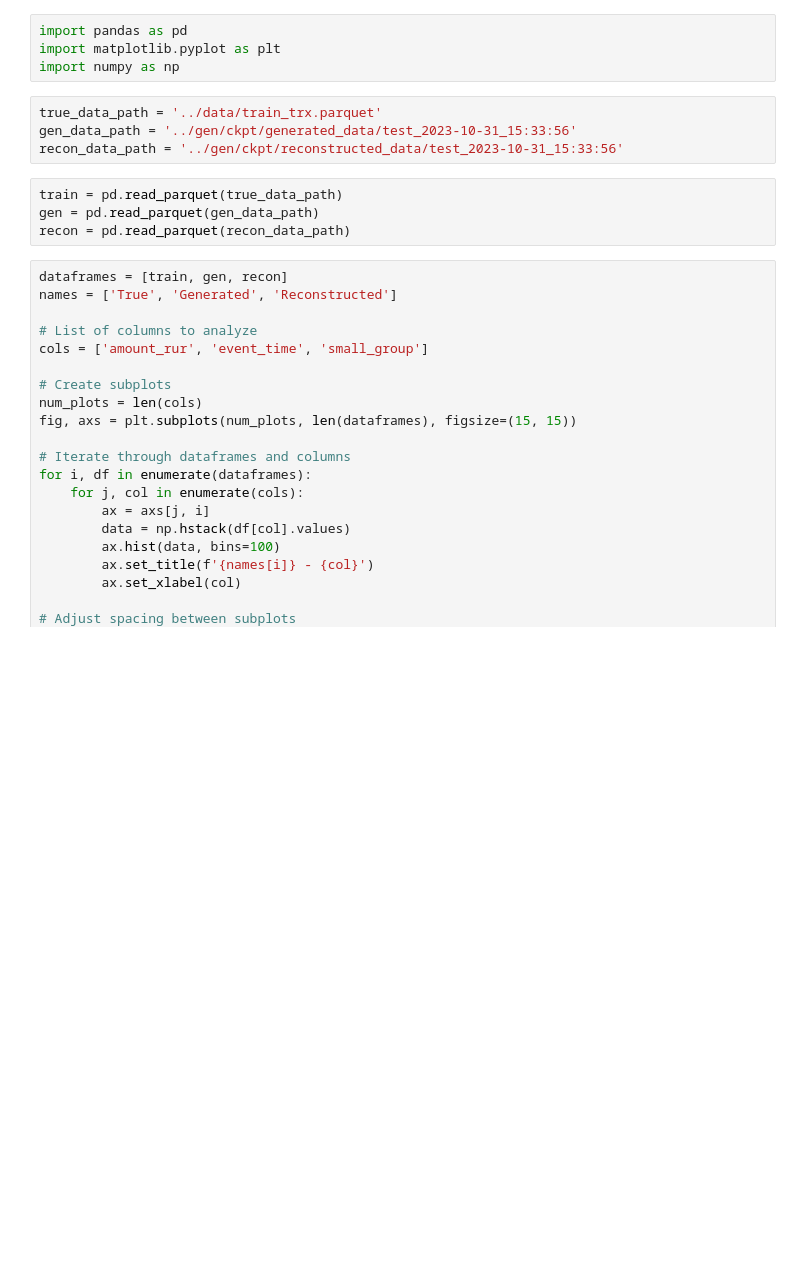
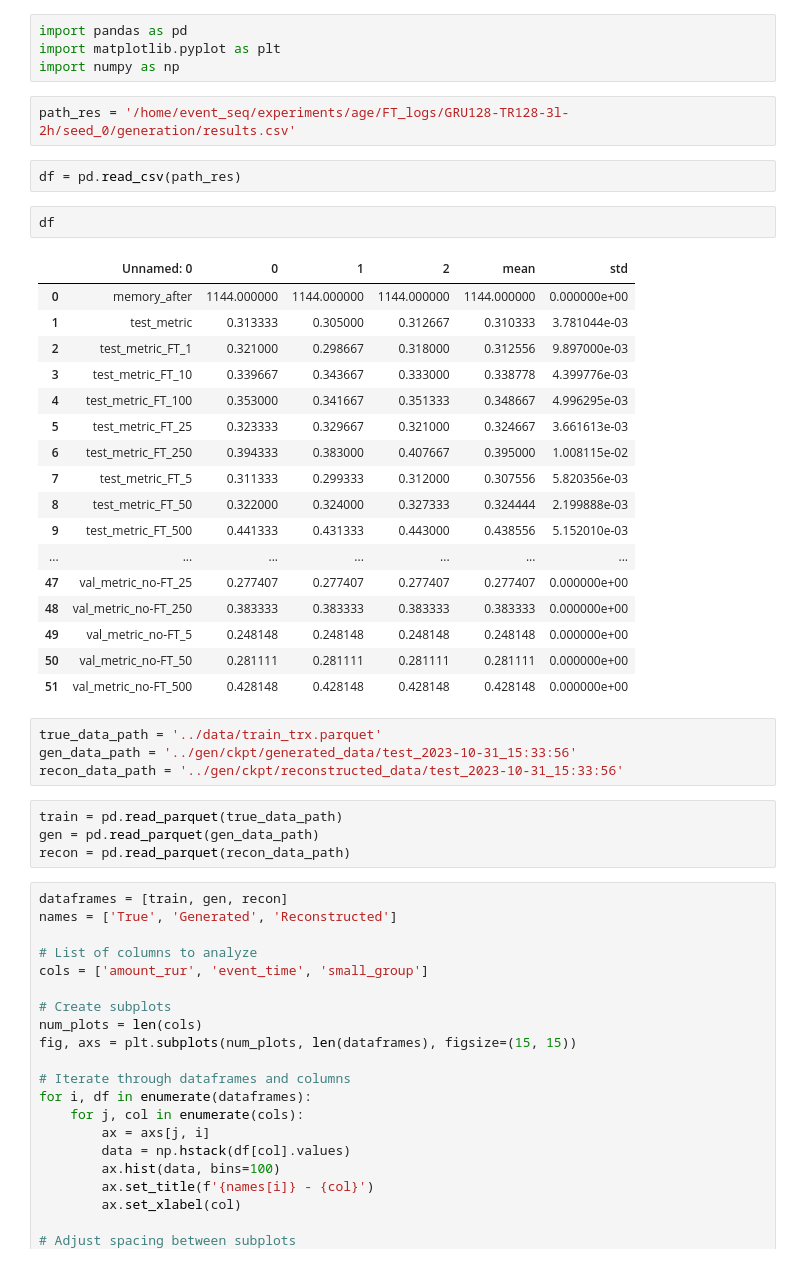
Before and after one commit to VityaVitalich/MLEM, a Jupyter notebook: experiments/age/notebooks/gen_vis.ipynb, the cells around one changed output. Cells and saved outputs as stored; diff of their text form; blank space fills up the shorter version.

```diff
--- a/experiments/age/notebooks/gen_vis.ipynb
+++ b/experiments/age/notebooks/gen_vis.ipynb
@@ -2,6 +2,30 @@
 import pandas as pd
 import matplotlib.pyplot as plt
 import numpy as np
+# %%
+path_res = '/home/event_seq/experiments/age/FT_logs/GRU128-TR128-3l-2h/seed_0/generation/results.csv'
+# %%
+df = pd.read_csv(path_res)
+# %%
+df
+# %% [output]
+|  | Unnamed: 0 | 0 | 1 | 2 | mean | std |
+| 0 | memory_after | 1144.000000 | 1144.000000 | 1144.000000 | 1144.000000 | 0.000000e+00 |
+| 1 | test_metric | 0.313333 | 0.305000 | 0.312667 | 0.310333 | 3.781044e-03 |
+| 2 | test_metric_FT_1 | 0.321000 | 0.298667 | 0.318000 | 0.312556 | 9.897000e-03 |
+| 3 | test_metric_FT_10 | 0.339667 | 0.343667 | 0.333000 | 0.338778 | 4.399776e-03 |
+| 4 | test_metric_FT_100 | 0.353000 | 0.341667 | 0.351333 | 0.348667 | 4.996295e-03 |
+| 5 | test_metric_FT_25 | 0.323333 | 0.329667 | 0.321000 | 0.324667 | 3.661613e-03 |
+| 6 | test_metric_FT_250 | 0.394333 | 0.383000 | 0.407667 | 0.395000 | 1.008115e-02 |
+| 7 | test_metric_FT_5 | 0.311333 | 0.299333 | 0.312000 | 0.307556 | 5.820356e-03 |
+| 8 | test_metric_FT_50 | 0.322000 | 0.324000 | 0.327333 | 0.324444 | 2.199888e-03 |
+| 9 | test_metric_FT_500 | 0.441333 | 0.431333 | 0.443000 | 0.438556 | 5.152010e-03 |
+| ... | ... | ... | ... | ... | ... | ... |
+| 47 | val_metric_no-FT_25 | 0.277407 | 0.277407 | 0.277407 | 0.277407 | 0.000000e+00 |
+| 48 | val_metric_no-FT_250 | 0.383333 | 0.383333 | 0.383333 | 0.383333 | 0.000000e+00 |
+| 49 | val_metric_no-FT_5 | 0.248148 | 0.248148 | 0.248148 | 0.248148 | 0.000000e+00 |
+| 50 | val_metric_no-FT_50 | 0.281111 | 0.281111 | 0.281111 | 0.281111 | 0.000000e+00 |
+| 51 | val_metric_no-FT_500 | 0.428148 | 0.428148 | 0.428148 | 0.428148 | 0.000000e+00 |
 # %%
 true_data_path = '../data/train_trx.parquet'
 gen_data_path = '../gen/ckpt/generated_data/test_2023-10-31_15:33:56'
```
Also changed, not shown: 15 other files.
